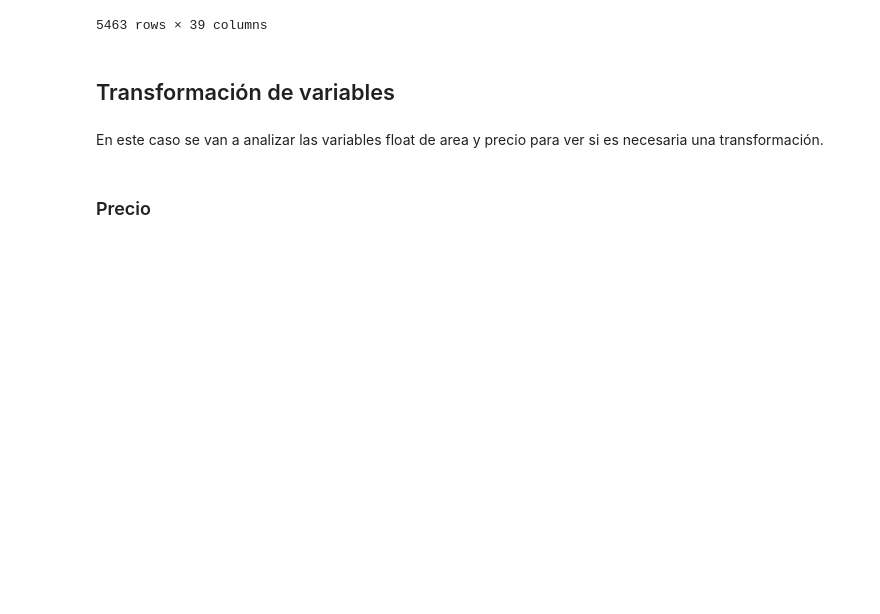
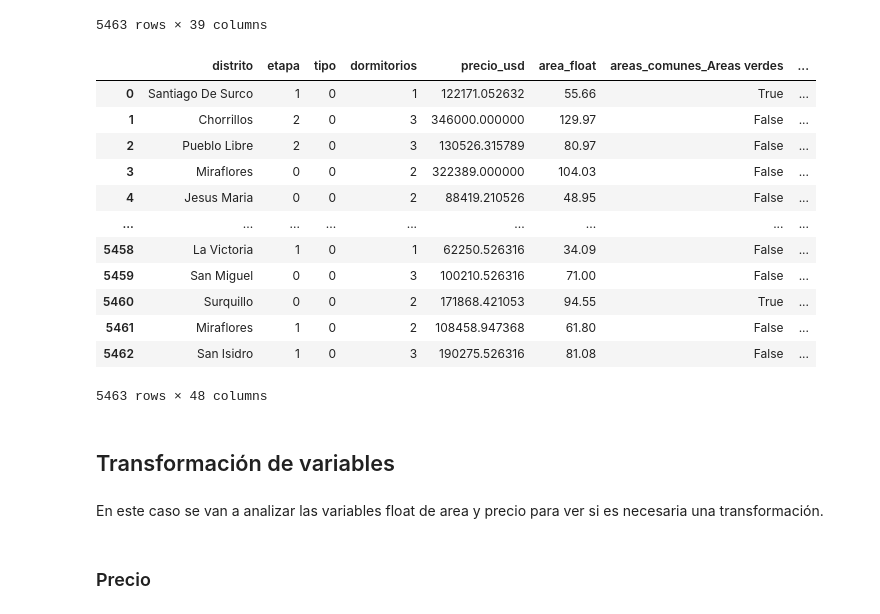
Before and after one commit to fcuya13/analitica, a Jupyter notebook: franco_test.ipynb, the cells around one changed output. Saved outputs shown, nothing was run; the diff lists cells and outputs as text; code cells hidden in the pictures; blank space fills up the shorter version.

```diff
--- a/franco_test.ipynb
+++ b/franco_test.ipynb
@@ -164,3 +166,22 @@ one_hot_df
+# %%
+one_hot_df = one_hot_df.explode("financiamiento")
+one_hot_df = pd.get_dummies(one_hot_df, columns=["financiamiento"])
+one_hot_df = one_hot_df.groupby(level=0).max()
+one_hot_df
+# %% [output]
+|  | distrito | etapa | tipo | dormitorios | precio_usd | area_float | areas_comunes_Areas verdes | ... |
+| 0 | Santiago De Surco | 1 | 0 | 1 | 122171.052632 | 55.66 | True | ... |
+| 1 | Chorrillos | 2 | 0 | 3 | 346000.000000 | 129.97 | False | ... |
+| 2 | Pueblo Libre | 2 | 0 | 3 | 130526.315789 | 80.97 | False | ... |
+| 3 | Miraflores | 0 | 0 | 2 | 322389.000000 | 104.03 | False | ... |
+| 4 | Jesus Maria | 0 | 0 | 2 | 88419.210526 | 48.95 | False | ... |
+| ... | ... | ... | ... | ... | ... | ... | ... | ... |
+| 5458 | La Victoria | 1 | 0 | 1 | 62250.526316 | 34.09 | False | ... |
+| 5459 | San Miguel | 0 | 0 | 3 | 100210.526316 | 71.00 | False | ... |
+| 5460 | Surquillo | 0 | 0 | 2 | 171868.421053 | 94.55 | True | ... |
+| 5461 | Miraflores | 1 | 0 | 2 | 108458.947368 | 61.80 | False | ... |
+| 5462 | San Isidro | 1 | 0 | 3 | 190275.526316 | 81.08 | False | ... |
+5463 rows × 48 columns
 # %% [markdown]
 ## Transformación de variables
 # %% [markdown]
```
Also changed, not shown: parts of 10 cells of this notebook.
